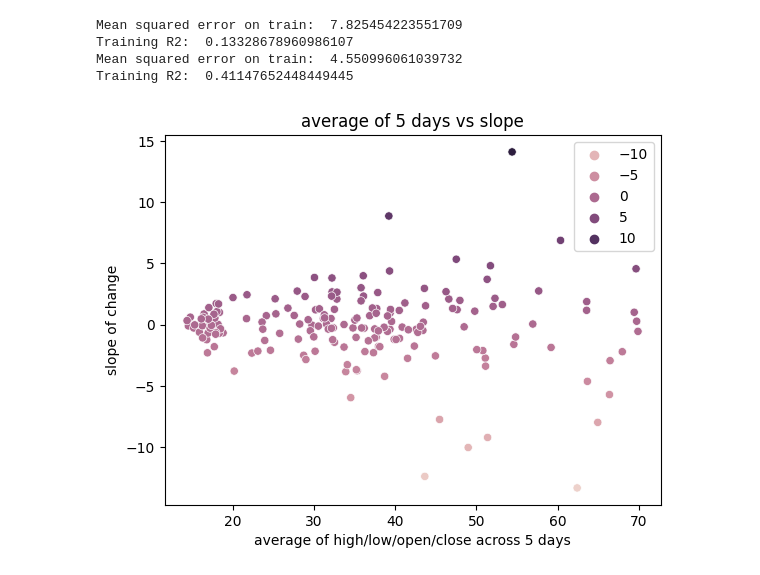
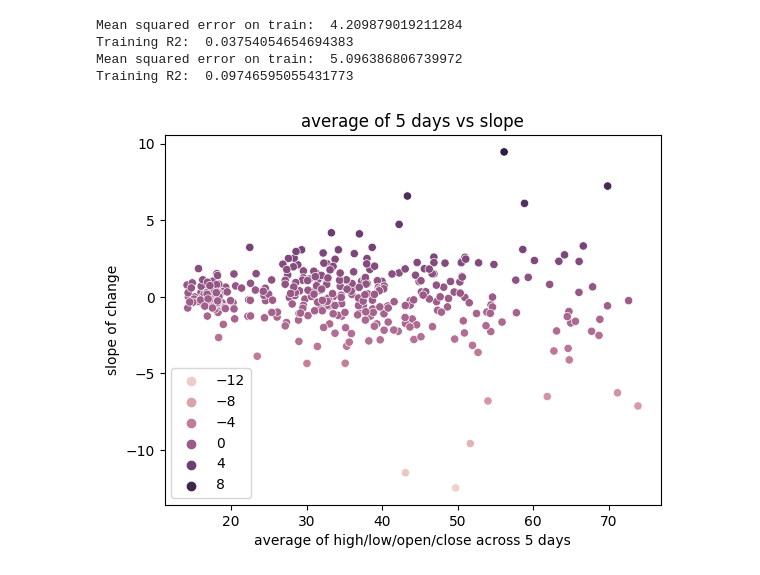
Before and after one commit to aeasy370/Twitter-Stock-Linear-Regression, a Jupyter notebook: change.ipynb, the cells around one changed output. Cells and saved outputs as stored; diff of their text form; code cells hidden in the pictures.

Commit message:
updated for graphs

```diff
--- a/change.ipynb
+++ b/change.ipynb
@@ -70,11 +82,14 @@ def label_data(X):
 	return X, y
 # %%
 # read in dataframe and reduce to 'Open', 'High', 'Low', 'Close', and 'Volume'
-X = pd.read_csv("TWTR.csv")
-X = X[['Open', 'High', 'Low', 'Close']]
+data = pd.read_csv("TWTR.csv")
+X = data[['Open', 'High', 'Low', 'Close']]
 
+error_score = []
 # create y label vector
-X, y = label_data(X)
+X, y = label_data(X, 10, 5)
+error_score.append(compute(X, y))
 
-# train test split
-X_train, X_test, y_train, y_test = train_test_split(X, y, test_size=0.2, random_state=42)
+
+# # train test split
+# X_train, X_test, y_train, y_test = train_test_split(X, y, test_size=0.2, random_state=42)
@@ -81,13 +102,18 @@ X_train, X_test, y_train, y_test = train_test_split(X, y, test_size=0.2, random_
 # %%
-regr = linear_model.LinearRegression()
+X = data[['Open', 'High', 'Low', 'Close']]
+X, y = label_data(X, 5, 3)
+error_score.append(compute(X,y))
 
-graph(X_train, y_train)
 
-regress(X_train, y_train, regr, transform= concatenated_elements)
-regress(X_test, y_test, regr, transform=concatenated_elements)
+# regr = linear_model.LinearRegression()
+
+# graph(X_train, y_train)
+
+# regress(X_train, y_train, regr, transform= concatenated_elements)
+# regress(X_test, y_test, regr, transform=concatenated_elements)
 # %% [output]
-Mean squared error on train:  7.825454223551709
-Training R2:  0.13328678960986107
-Mean squared error on train:  4.550996061039732
-Training R2:  0.41147652448449445
+Mean squared error on train:  4.209879019211284
+Training R2:  0.03754054654694383
+Mean squared error on train:  5.096386806739972
+Training R2:  0.09746595055431773
-[figure, old version]
+[figure, new version]
```
Also changed, not shown: parts of 4 cells of this notebook.
